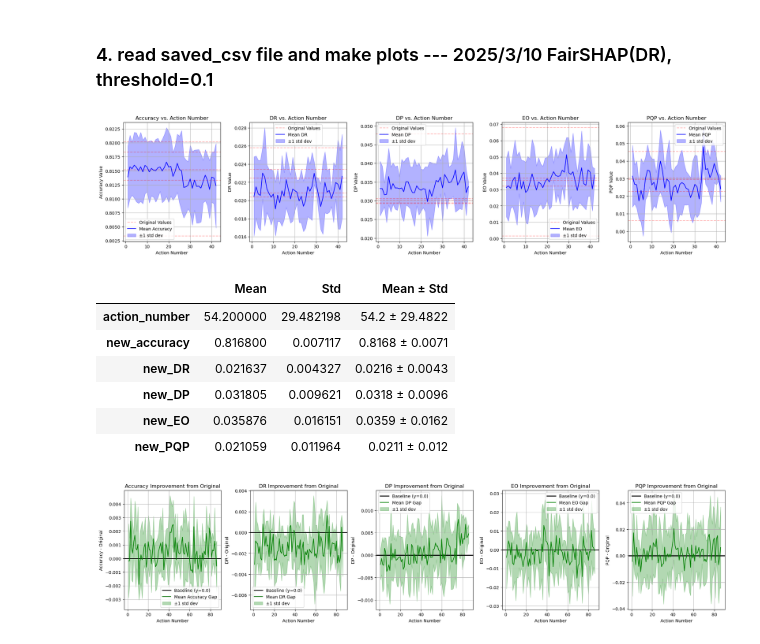
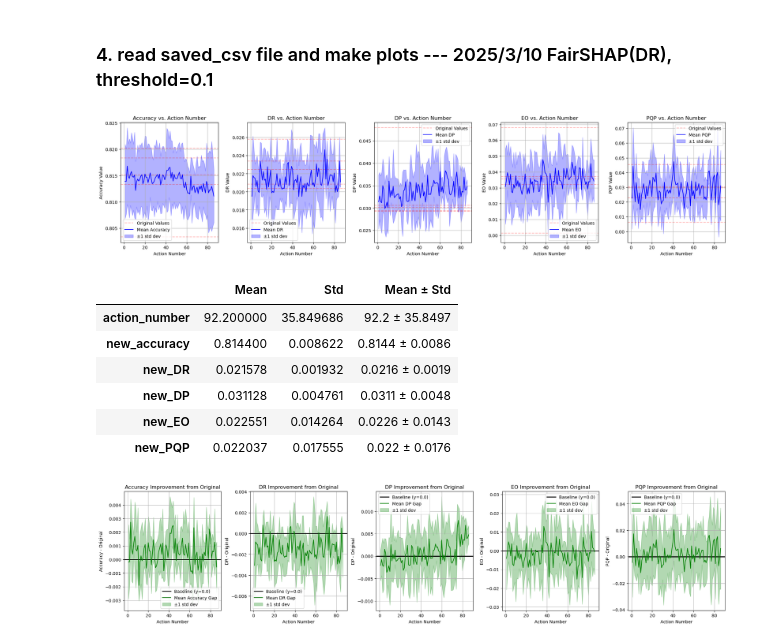
Before and after one commit to youlei202/FairSHAP, a Jupyter notebook: z_5fold_6default_credit.ipynb, the cells around one changed output. Saved outputs shown, nothing was run; the diff lists cells and outputs as text; code cells hidden in the pictures.

```diff
--- a/z_5fold_default_credit.ipynb
+++ b/z_5fold_6default_credit.ipynb
@@ -127,16 +127,16 @@ def extract_original_values(fold):
     # original_sufficiency = fold.loc[0, 'new_sufficiency']
     return original_accuracy, original_DR, original_DP, original_EO, original_PQP
 
-# fold1 = pd.read_csv('saved_results/default_credit/fairSHAP-DR_1-fold_results.csv')
-# fold2 = pd.read_csv('saved_results/default_credit/fairSHAP-DR_2-fold_results.csv')
-# fold3 = pd.read_csv('saved_results/default_credit/fairSHAP-DR_3-fold_results.csv')
-# fold4 = pd.read_csv('saved_results/default_credit/fairSHAP-DR_4-fold_results.csv')
-# fold5 = pd.read_csv('saved_results/default_credit/fairSHAP-DR_5-fold_results.csv')
-fold1 = pd.read_csv('saved_results/default_credit/fairSHAP-DR_OT_1-fold_results.csv')
-fold2 = pd.read_csv('saved_results/default_credit/fairSHAP-DR_OT_2-fold_results.csv')
-fold3 = pd.read_csv('saved_results/default_credit/fairSHAP-DR_OT_3-fold_results.csv')
-fold4 = pd.read_csv('saved_results/default_credit/fairSHAP-DR_OT_4-fold_results.csv')
-fold5 = pd.read_csv('saved_results/default_credit/fairSHAP-DR_OT_5-fold_results.csv')
+fold1 = pd.read_csv('saved_results/default_credit/fairSHAP-DR_1-fold_results.csv')
+fold2 = pd.read_csv('saved_results/default_credit/fairSHAP-DR_2-fold_results.csv')
+fold3 = pd.read_csv('saved_results/default_credit/fairSHAP-DR_3-fold_results.csv')
+fold4 = pd.read_csv('saved_results/default_credit/fairSHAP-DR_4-fold_results.csv')
+fold5 = pd.read_csv('saved_results/default_credit/fairSHAP-DR_5-fold_results.csv')
+# fold1 = pd.read_csv('saved_results/default_credit/fairSHAP-DR_OT_1-fold_results.csv')
+# fold2 = pd.read_csv('saved_results/default_credit/fairSHAP-DR_OT_2-fold_results.csv')
+# fold3 = pd.read_csv('saved_results/default_credit/fairSHAP-DR_OT_3-fold_results.csv')
+# fold4 = pd.read_csv('saved_results/default_credit/fairSHAP-DR_OT_4-fold_results.csv')
+# fold5 = pd.read_csv('saved_results/default_credit/fairSHAP-DR_OT_5-fold_results.csv')
 
 fold1_original_values = extract_original_values(fold1)
 fold2_original_values = extract_original_values(fold2)
@@ -149,34 +149,34 @@ fold2.drop(fold2.index[0], inplace=True)
 fold3.drop(fold3.index[0], inplace=True)
 fold4.drop(fold4.index[0], inplace=True)
 fold5.drop(fold5.index[0], inplace=True)
 
 folds = [fold1, fold2, fold3, fold4, fold5]
 original_accuracy = [fold1_original_values[0], fold2_original_values[0], fold3_original_values[0], fold4_original_values[0], fold5_original_values[0]]
 original_drs = [fold1_original_values[1], fold2_original_values[1], fold3_original_values[1], fold4_original_values[1], fold5_original_values[1]]
 original_dps = [fold1_original_values[2], fold2_original_values[2], fold3_original_values[2], fold4_original_values[2], fold5_original_values[2]]
 original_eos = [fold1_original_values[3], fold2_original_values[3], fold3_original_values[3], fold4_original_values[3], fold5_original_values[3]]
 original_pqps = [fold1_original_values[4], fold2_original_values[4], fold3_original_values[4], fold4_original_values[4], fold5_original_values[4]]
 # original_recalls = [fold1_original_values[4], fold2_original_values[4], fold3_original_values[4], fold4_original_values[4], fold5_original_values[4]]
 # original_precisions = [fold1_original_values[5], fold2_original_values[5], fold3_original_values[5], fold4_original_values[5], fold5_original_values[5]]
 # original_sufficiencies = [fold1_original_values[6], fold2_original_values[6], fold3_original_values[6], fold4_original_values[6], fold5_original_values[6]]
 
 # 调用函数
 plot_results(
     folds=folds,
     original_accuracy=original_accuracy,
     original_DR=original_drs,
     original_DP=original_dps,
     original_EO=original_eos,
     original_PQP=original_pqps,
     stop_when_no_data=3,
     min_action=1,
     figsize=None,
     fill_alpha=0.3,
     fill_color='b',
     red_alpha=0.3  # 红线透明度
 )
 # %% [output]
-[figure, old version]
+[figure, new version]
 # %%
 fold_last_rows = [
     fold1.iloc[-1],
@@ -202,12 +202,12 @@ result_df = pd.DataFrame({
 result_df
 # %% [output]
 |  | Mean | Std | Mean ± Std |
-| action_number | 54.200000 | 29.482198 | 54.2 ± 29.4822 |
-| new_accuracy | 0.816800 | 0.007117 | 0.8168 ± 0.0071 |
-| new_DR | 0.021637 | 0.004327 | 0.0216 ± 0.0043 |
-| new_DP | 0.031805 | 0.009621 | 0.0318 ± 0.0096 |
-| new_EO | 0.035876 | 0.016151 | 0.0359 ± 0.0162 |
-| new_PQP | 0.021059 | 0.011964 | 0.0211 ± 0.012 |
+| action_number | 92.200000 | 35.849686 | 92.2 ± 35.8497 |
+| new_accuracy | 0.814400 | 0.008622 | 0.8144 ± 0.0086 |
+| new_DR | 0.021578 | 0.001932 | 0.0216 ± 0.0019 |
+| new_DP | 0.031128 | 0.004761 | 0.0311 ± 0.0048 |
+| new_EO | 0.022551 | 0.014264 | 0.0226 ± 0.0143 |
+| new_PQP | 0.022037 | 0.017555 | 0.022 ± 0.0176 |
 # %%
 from src.visualization.visualization1 import plot_fairness_improvement
 
```
Also changed, not shown: 9 other files.
